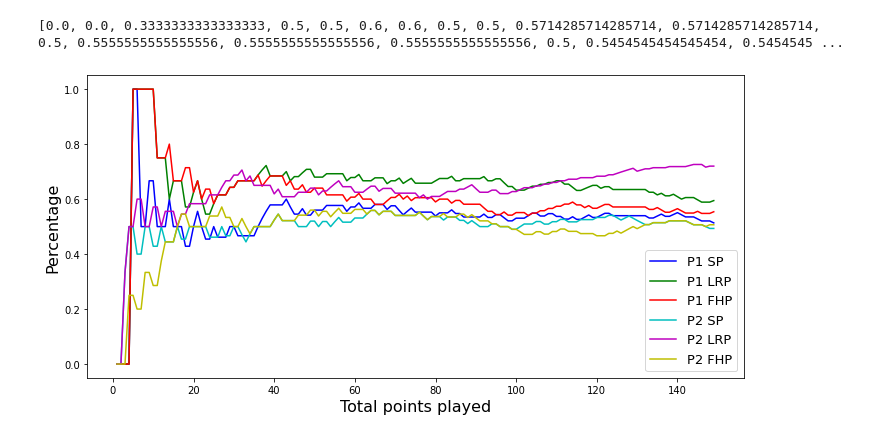
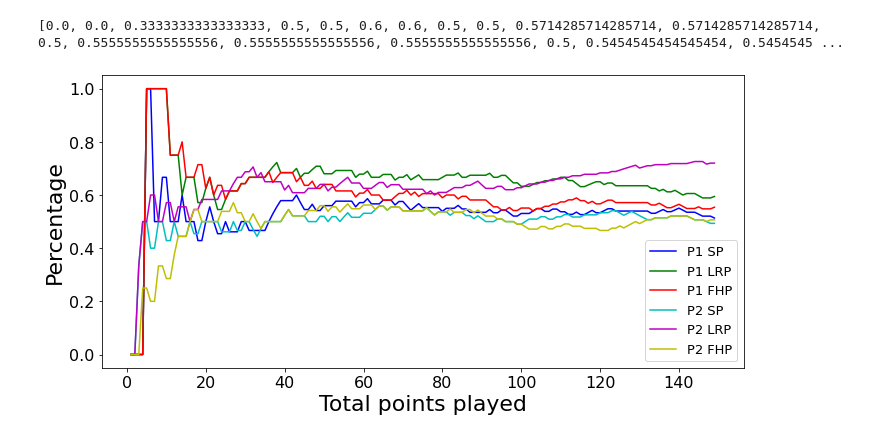
Before and after one commit to schiang28/Rouse, a Jupyter notebook: time series.ipynb, the cells around one changed output. Cells and saved outputs as stored; diff of their text form; code cells hidden in the pictures.

```diff
--- a/time series.ipynb
+++ b/time series.ipynb
@@ -344,18 +344,21 @@ print(lrp_percentages2)
 [0.0, 0.0, 0.3333333333333333, 0.5, 0.5, 0.6, 0.6, 0.5, 0.5, 0.5714285714285714, 0.5714285714285714, 0.5, 0.5555555555555556, 0.5555555555555556, 0.5555555555555556, 0.5, 0.5454545454545454, 0.5454545 ...
 # %%
 plt.figure(figsize=(10,5))
+plt.rc('xtick', labelsize=16)    # fontsize of the tick labels
+plt.rc('ytick', labelsize=16)
 plt.plot(total_points_played, sp_percentages, color='b', label='P1 SP')
 plt.plot(total_points_played, lrp_percentages, color='g', label='P1 LRP')
 plt.plot(total_points_played, fhp_percentages, color='r', label='P1 FHP')
 plt.plot(total_points_played, sp_percentages2, color='c', label='P2 SP')
 plt.plot(total_points_played, lrp_percentages2, color='m', label='P2 LRP')
 plt.plot(total_points_played, fhp_percentages2, color='y', label='P2 FHP')
 
 plt.legend(fontsize=13)
-plt.xlabel("Total points played", fontsize=16)
-plt.ylabel("Percentage",fontsize=16)
+plt.xlabel("Total points played", fontsize=22)
+plt.ylabel("Percentage",fontsize=22)
+
 plt.tight_layout()
 plt.savefig('featuresandtime.pdf', dpi=300)
 plt.show()
 # %% [output]
-[figure, old version]
+[figure, new version]
```
Also changed, not shown: 3 other files.
